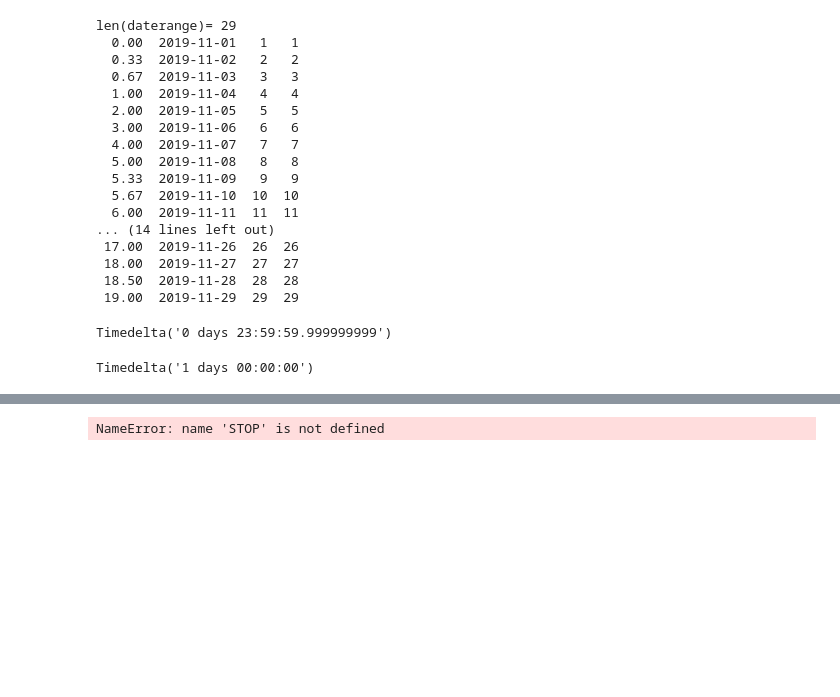
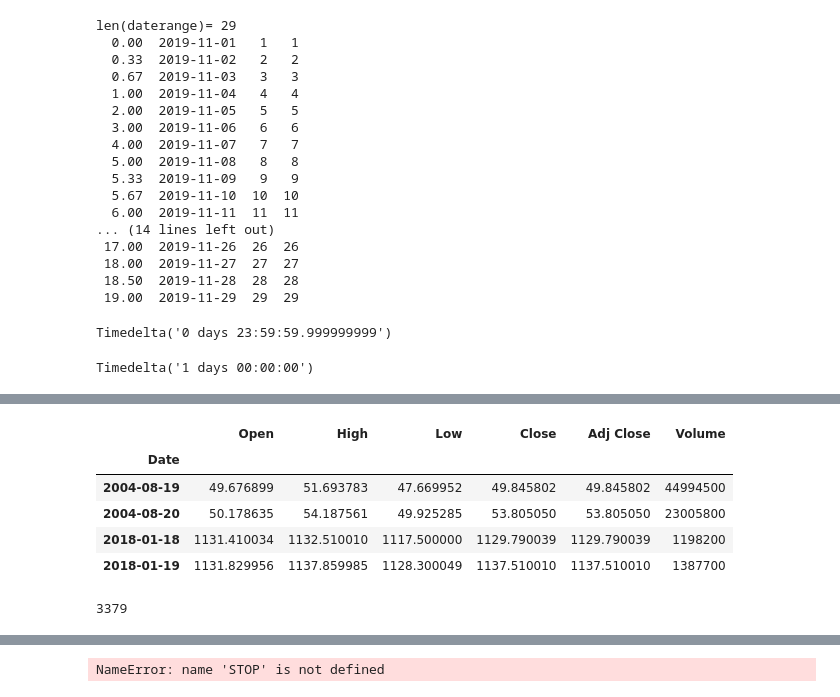
Before and after one commit to DanielGoldfarb/mplfinance, a Jupyter notebook: examples/scratch_pad/date_iloc_transform.ipynb, the cells around one changed output, grey strips where cells are left out. Drawn from its saved outputs; the diff is of its cells as text; code cells hidden in the pictures; blank space fills up the shorter version.

```diff
--- a/examples/scratch_pad/date_iloc_transform.ipynb
+++ b/examples/scratch_pad/date_iloc_transform.ipynb
@@ -526,0 +567,17 @@ Timedelta('1 days 00:00:00')
+# %%
+# print('\n==== INTC ====')
+# df = pd.read_csv('../data/yahoofinance-INTC-19950101-20040412.csv',index_col=0,parse_dates=True)
+# df.iloc[[0,1,-2,-1]]
+# len(df)
+# print('\n==== GOOG ====')
+df = pd.read_csv('../data/yahoofinance-GOOG-20040819-20180120.csv',index_col=0,parse_dates=True)
+df.iloc[[0,1,-2,-1]]
+len(df)
+# %% [output]
+|  | Open | High | Low | Close | Adj Close | Volume |
+| Date |  |  |  |  |  |  |
+| 2004-08-19 | 49.676899 | 51.693783 | 47.669952 | 49.845802 | 49.845802 | 44994500 |
+| 2004-08-20 | 50.178635 | 54.187561 | 49.925285 | 53.805050 | 53.805050 | 23005800 |
+| 2018-01-18 | 1131.410034 | 1132.510010 | 1117.500000 | 1129.790039 | 1129.790039 | 1198200 |
+| 2018-01-19 | 1131.829956 | 1137.859985 | 1128.300049 | 1137.510010 | 1137.510010 | 1387700 |
+3379
```
Also changed, not shown: parts of 41 cells of this notebook.
